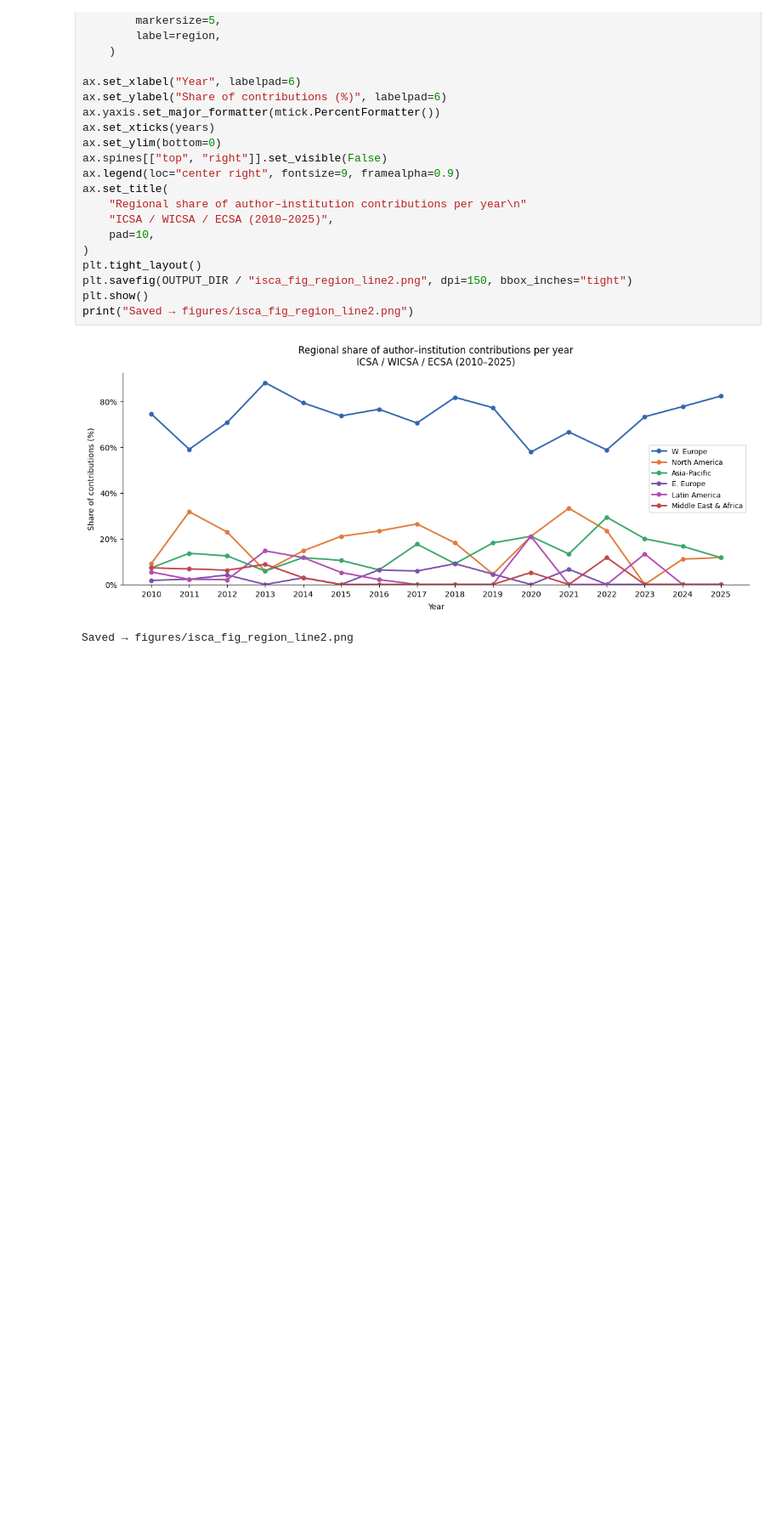
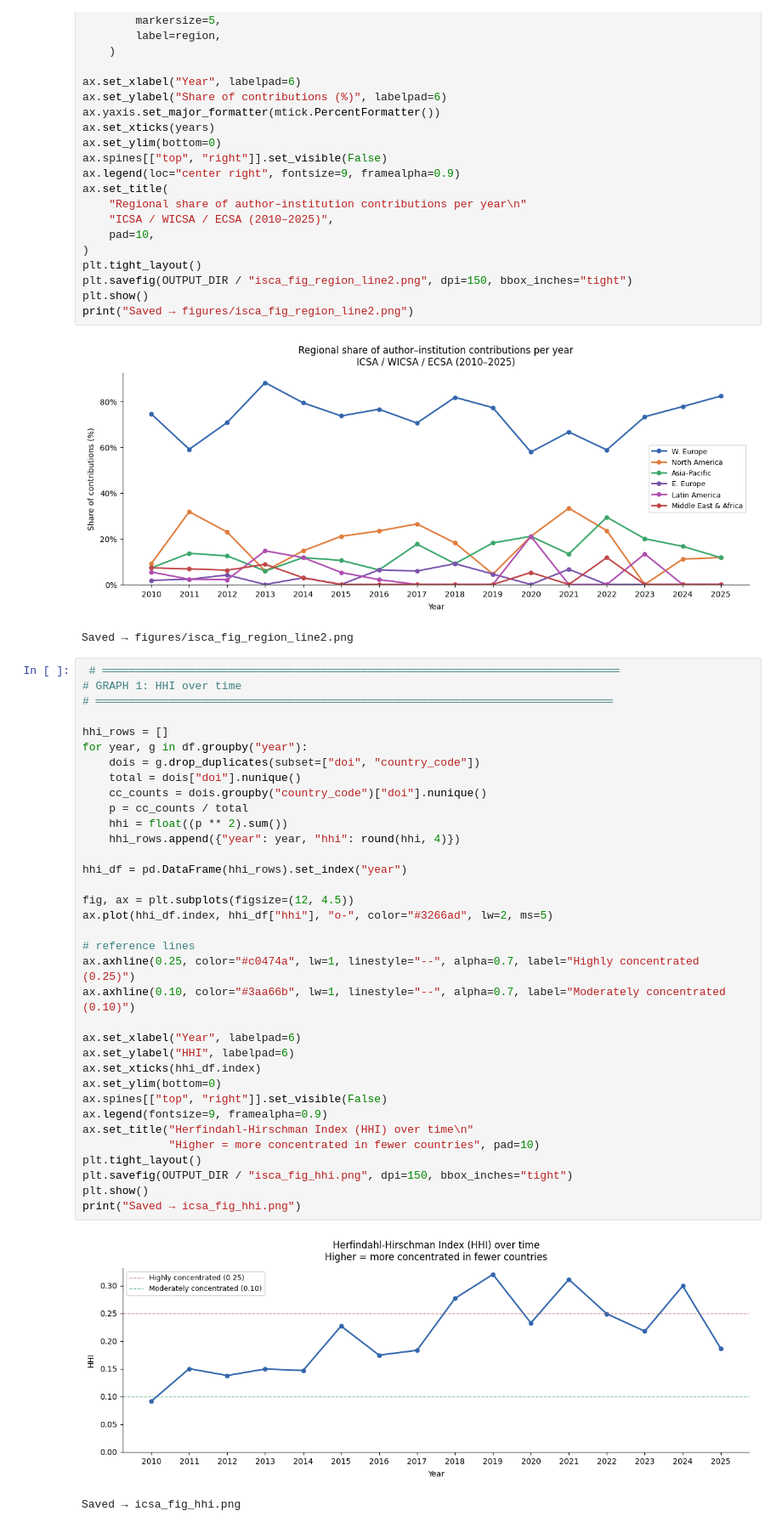
Before and after one commit to amyhoyt625/geo_data, a Jupyter notebook: src/analysis/icsa_timeseries.ipynb, the cells around one changed output. Shown at 85% size. Drawn from its saved outputs; the diff is of its cells as text; blank space fills up the shorter version.

Commit message:
more graphs as well as comparison graphs

```diff
--- a/src/analysis/icsa_timeseries.ipynb
+++ b/src/analysis/icsa_timeseries.ipynb
@@ -366,3 +366,41 @@ print("Saved → figures/isca_fig_region_line2.png")
 # %% [output]
 [figure]
 Saved → figures/isca_fig_region_line2.png
+# %%
+ # ══════════════════════════════════════════════════════════════════════════════
+# GRAPH 1: HHI over time
+# ══════════════════════════════════════════════════════════════════════════════
+
+hhi_rows = []
+for year, g in df.groupby("year"):
+    dois = g.drop_duplicates(subset=["doi", "country_code"])
+    total = dois["doi"].nunique()
+    cc_counts = dois.groupby("country_code")["doi"].nunique()
+    p = cc_counts / total
+    hhi = float((p ** 2).sum())
+    hhi_rows.append({"year": year, "hhi": round(hhi, 4)})
+
+hhi_df = pd.DataFrame(hhi_rows).set_index("year")
+
+fig, ax = plt.subplots(figsize=(12, 4.5))
+ax.plot(hhi_df.index, hhi_df["hhi"], "o-", color="#3266ad", lw=2, ms=5)
+
+# reference lines
+ax.axhline(0.25, color="#c0474a", lw=1, linestyle="--", alpha=0.7, label="Highly concentrated (0.25)")
+ax.axhline(0.10, color="#3aa66b", lw=1, linestyle="--", alpha=0.7, label="Moderately concentrated (0.10)")
+
+ax.set_xlabel("Year", labelpad=6)
+ax.set_ylabel("HHI", labelpad=6)
+ax.set_xticks(hhi_df.index)
+ax.set_ylim(bottom=0)
+ax.spines[["top", "right"]].set_visible(False)
+ax.legend(fontsize=9, framealpha=0.9)
+ax.set_title("Herfindahl-Hirschman Index (HHI) over time\n"
+             "Higher = more concentrated in fewer countries", pad=10)
+plt.tight_layout()
+plt.savefig(OUTPUT_DIR / "isca_fig_hhi.png", dpi=150, bbox_inches="tight")
+plt.show()
+print("Saved → icsa_fig_hhi.png")
+# %% [output]
+[figure, added]
+Saved → icsa_fig_hhi.png
```
Also changed, not shown: parts of 5 cells of this notebook, 14 other files.
